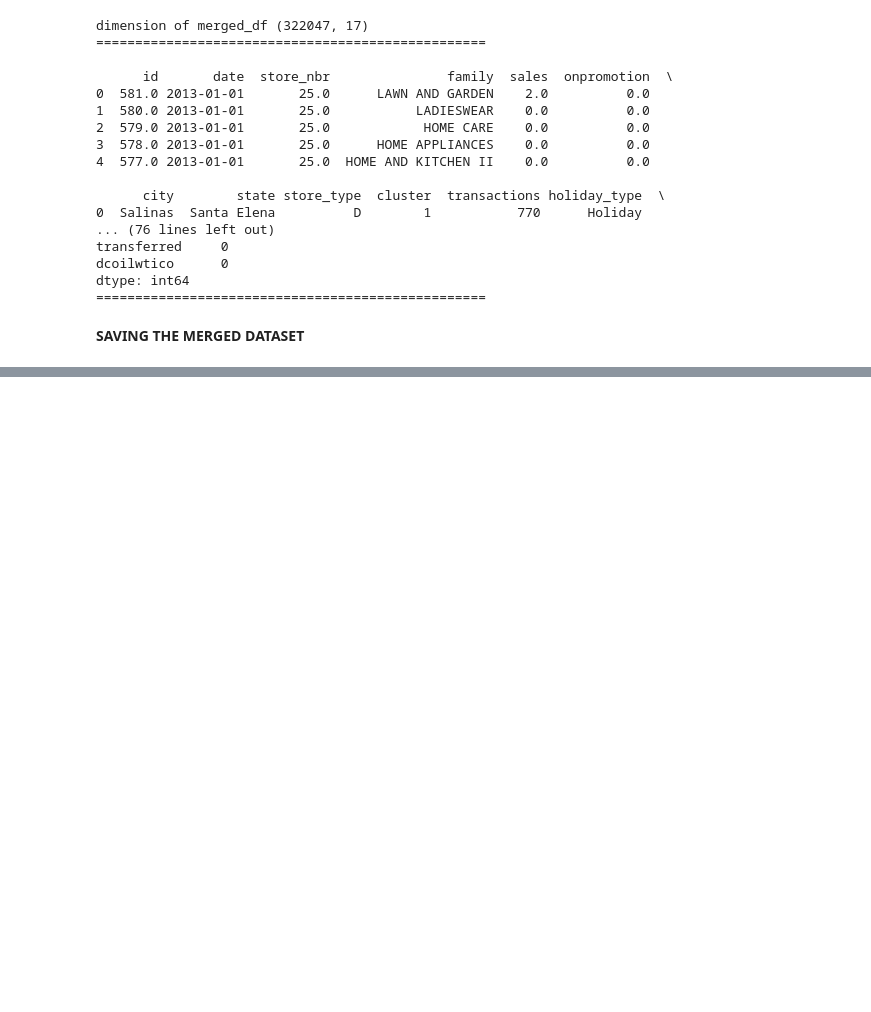
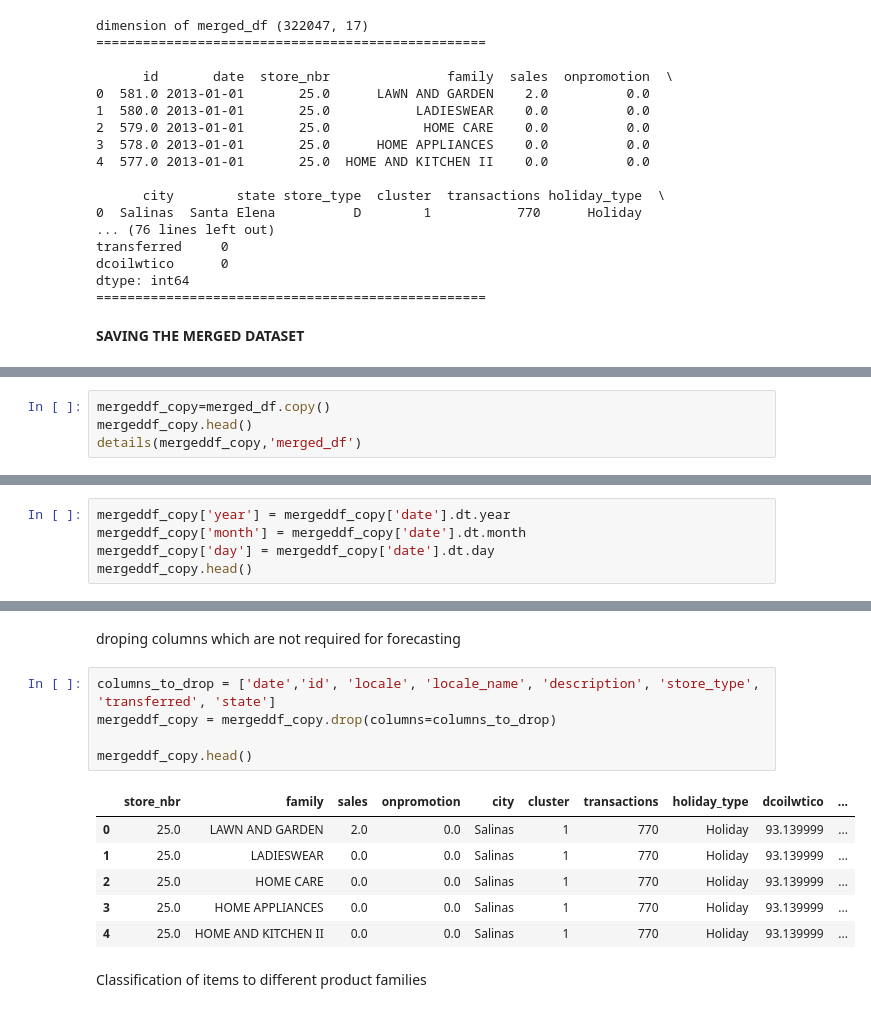
Before and after one commit to Shanis185/favorita-sales-forecasting, a Jupyter notebook: Time Series Forecasting.ipynb, the cells around one changed output, grey strips where cells are left out. Cells and saved outputs as stored; diff of their text form; blank space fills up the shorter version.

```diff
--- a/Time Series Forecasting.ipynb
+++ b/Time Series Forecasting.ipynb
@@ -408,0 +436,4 @@ merged_df.head()
+# %%
+mergeddf_copy=merged_df.copy()
+mergeddf_copy.head()
+details(mergeddf_copy,'merged_df')
@@ -408,0 +460,5 @@ merged_df.head()
+# %%
+mergeddf_copy['year'] = mergeddf_copy['date'].dt.year
+mergeddf_copy['month'] = mergeddf_copy['date'].dt.month
+mergeddf_copy['day'] = mergeddf_copy['date'].dt.day
+mergeddf_copy.head()
@@ -408,0 +472,16 @@ merged_df.head()
+# %% [markdown]
+droping columns which are not required for forecasting
+# %%
+columns_to_drop = ['date','id', 'locale', 'locale_name', 'description', 'store_type', 'transferred', 'state']
+mergeddf_copy = mergeddf_copy.drop(columns=columns_to_drop)
+
+mergeddf_copy.head()
+# %% [output]
+|  | store_nbr | family | sales | onpromotion | city | cluster | transactions | holiday_type | dcoilwtico | ... |
+| 0 | 25.0 | LAWN AND GARDEN | 2.0 | 0.0 | Salinas | 1 | 770 | Holiday | 93.139999 | ... |
+| 1 | 25.0 | LADIESWEAR | 0.0 | 0.0 | Salinas | 1 | 770 | Holiday | 93.139999 | ... |
+| 2 | 25.0 | HOME CARE | 0.0 | 0.0 | Salinas | 1 | 770 | Holiday | 93.139999 | ... |
+| 3 | 25.0 | HOME APPLIANCES | 0.0 | 0.0 | Salinas | 1 | 770 | Holiday | 93.139999 | ... |
+| 4 | 25.0 | HOME AND KITCHEN II | 0.0 | 0.0 | Salinas | 1 | 770 | Holiday | 93.139999 | ... |
+# %% [markdown]
+Classification of items to different product families
```
Also changed, not shown: parts of 49 cells of this notebook.
